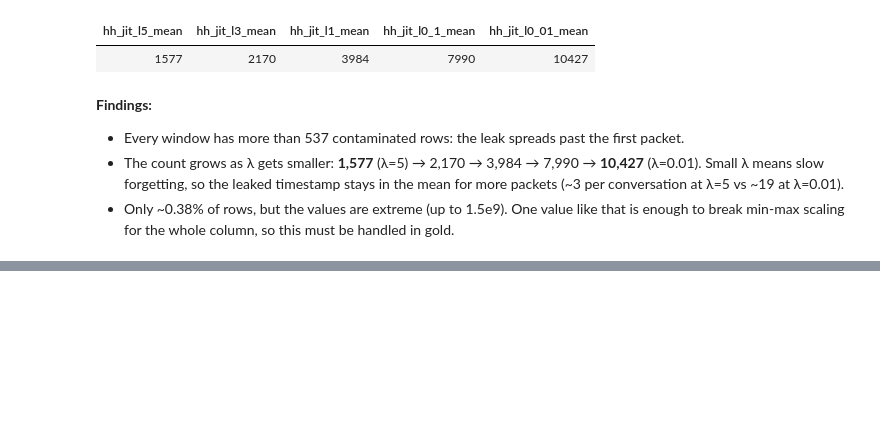
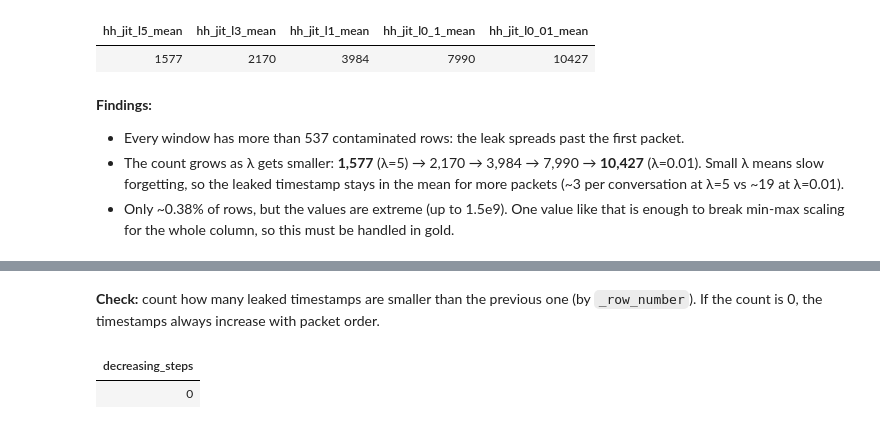
Before and after one commit to SantiLopBla/kitsune-network-anomaly-detection, a Jupyter notebook: Notebooks/Exploration/eda_syn_dos.ipynb, the cells around one changed output, grey strips where cells are left out. Saved outputs shown, nothing was run; the diff lists cells and outputs as text; code cells hidden in the pictures; blank space fills up the shorter version.

```diff
--- a/Notebooks/Exploration/eda_syn_dos.ipynb
+++ b/Notebooks/Exploration/eda_syn_dos.ipynb
@@ -213,0 +252,17 @@ display(contaminated_counts)
+# %% [markdown]
+**Check:** count how many leaked timestamps are smaller than the previous one (by `_row_number`). If the count is 0, the timestamps always increase with packet order.
+# %%
+from pyspark.sql import Window
+
+by_row = Window.orderBy("_row_number")  # defines what "previous row" means
+
+decreases = (
+    leaked
+    .withColumn("prev_ts", F.lag("leaked_ts").over(by_row))  # value from the previous row
+    .agg(F.count_if(F.col("leaked_ts") < F.col("prev_ts")).alias("decreasing_steps"))
+)
+
+display(decreases)
+# %% [output]
+| decreasing_steps |
+| 0 |
```
Also changed, not shown: parts of 3 cells of this notebook.
